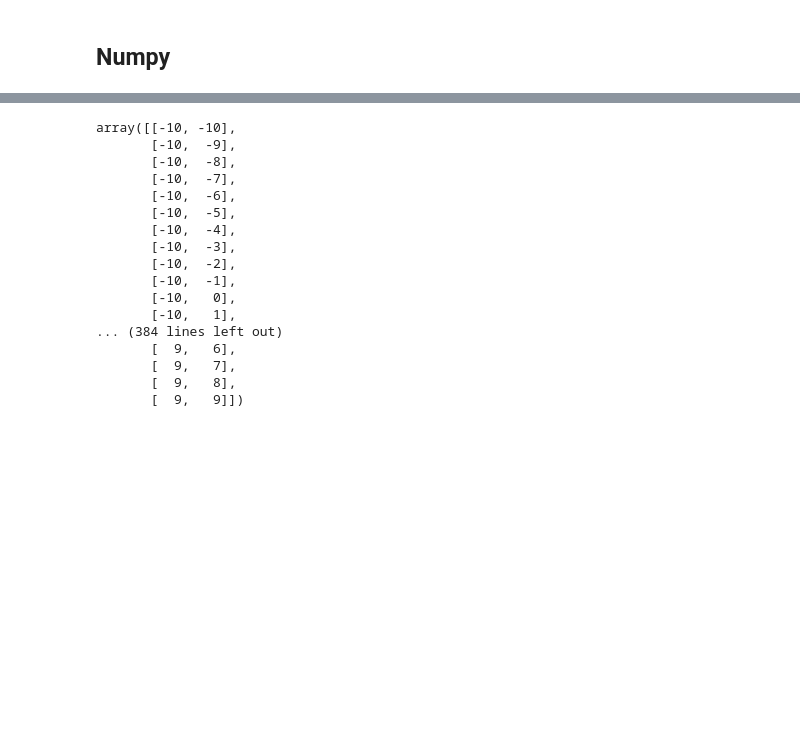
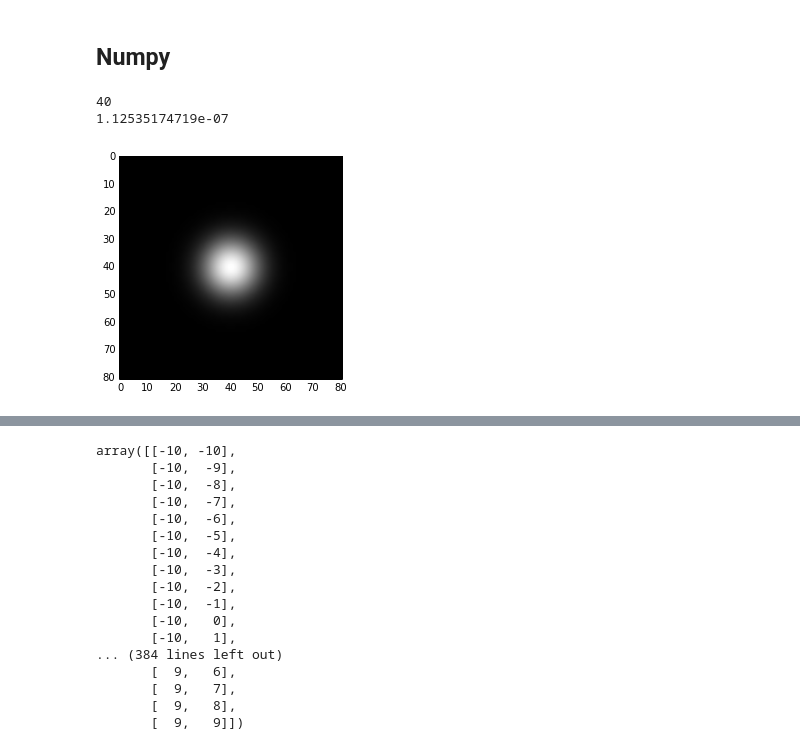
Before and after one commit to topazS50/pytips, a Jupyter notebook: pytips.ipynb, the cells around one changed output, grey strips where cells are left out. Cells and saved outputs as stored; diff of their text form; code cells hidden in the pictures; blank space fills up the shorter version.

```diff
--- a/pytips.ipynb
+++ b/pytips.ipynb
@@ -1,2 +1,19 @@
 # %% [markdown]
 ## Numpy
+# %%
+import numpy as np
+c = 0.01
+range_ = int(np.sqrt(1./c)*4)
+print range_
+points = np.arange(-range_, range_ + 1)
+xs, ys = np.meshgrid(points, points)
+z = np.exp(- c *(xs ** 2 + ys ** 2))
+print z[:,-1].max()
+import matplotlib.pyplot as plt
+%matplotlib inline
+plt.imshow(z,cmap='gray')
+plt.show()
+# %% [output]
+40
+1.12535174719e-07
+[figure, added]
```
Also changed, not shown: parts of 4 cells of this notebook, 1 other file.
